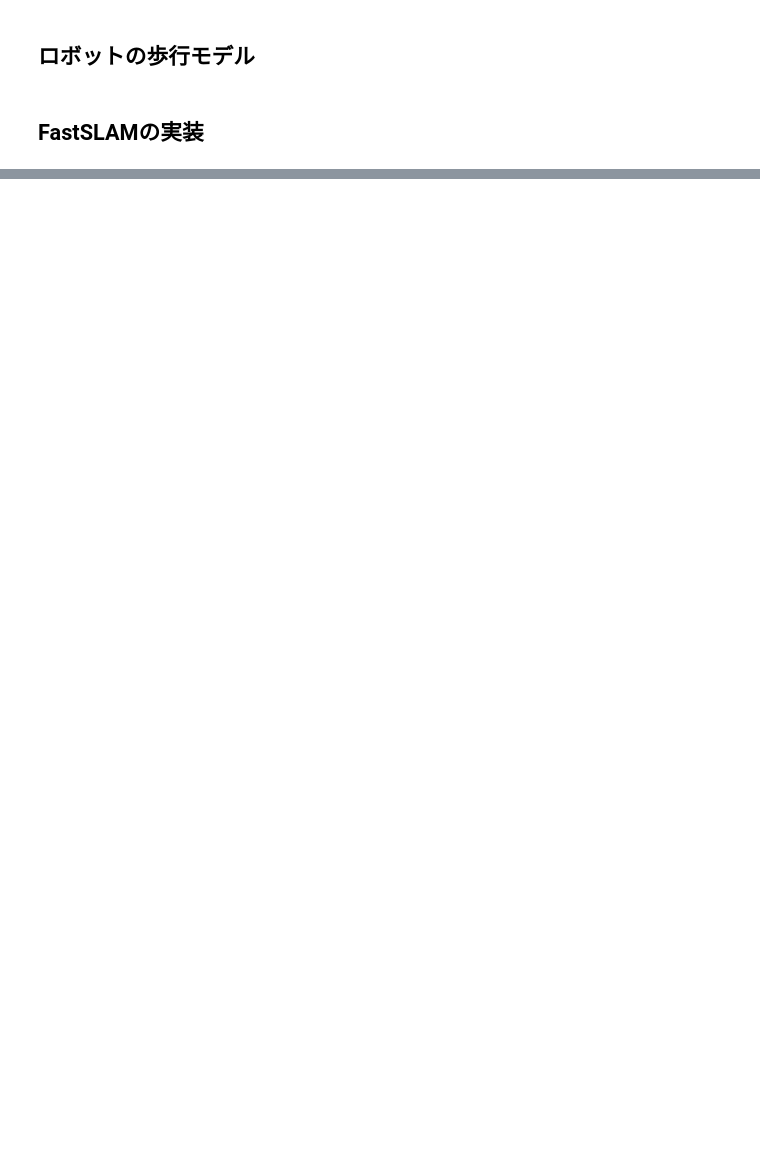
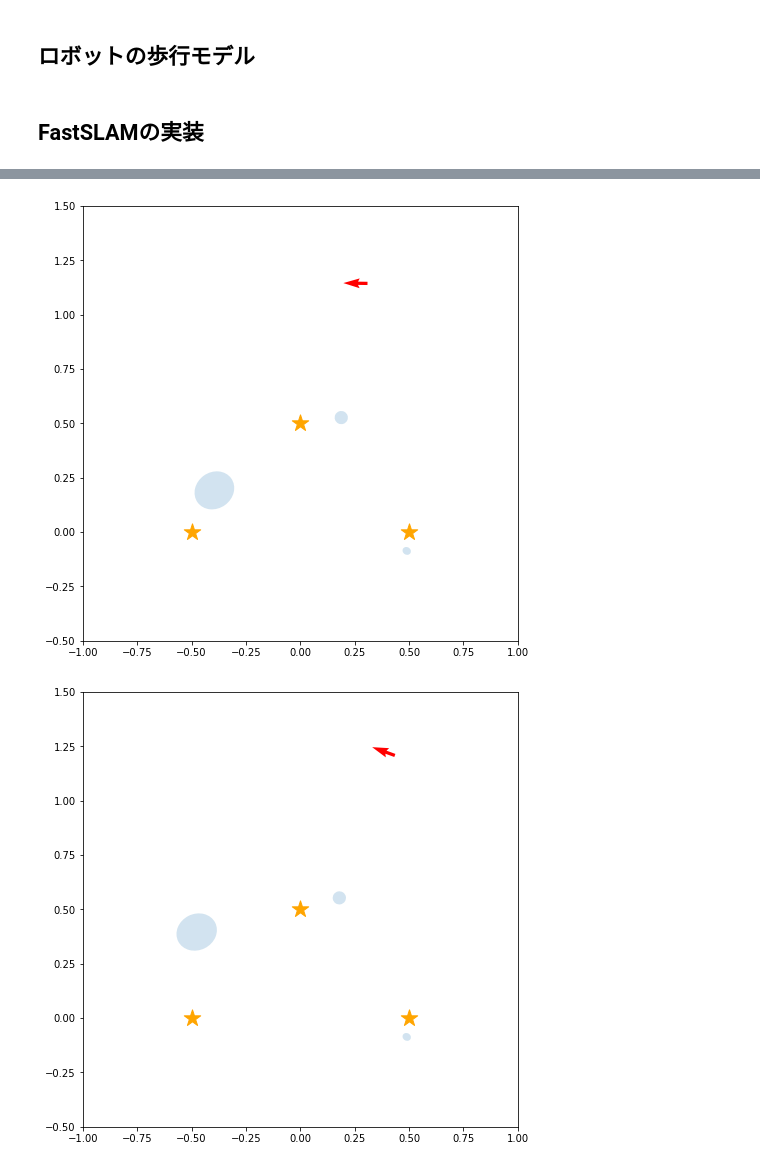
Before and after one commit to ryuichiueda/probrobo2017, a Jupyter notebook: 12.ipynb, the cells around one changed output, grey strips where cells are left out. Saved outputs shown, nothing was run; the diff lists cells and outputs as text; code cells hidden in the pictures; blank space fills up the shorter version.

Commit message:
Implement FastSLAM

```diff
--- a/12.ipynb
+++ b/12.ipynb
@@ -33,0 +23,12 @@ draw_landmarks(actual_landmarks)
+# %%
+class Robot:
+    def __init__(self,pose):
+        self.pose = pose
+
+    def draw(self):
+        x,y,theta = self.pose
+        plt.quiver([x],[y],[math.cos(theta)],[math.sin(theta)],color="red",label="actual robot motion")
+
+robot = Robot(np.array([0.3,0.2,math.pi*20.0/180]) )
+robot.draw()
+draw_landmarks(actual_landmarks)
@@ -34,9 +37,9 @@ draw_landmarks(actual_landmarks)
 # %%
-def relative_landmark_pos(pose,landmark):
+def relative_landmark_pos(pose,landmark,i):
     x,y,theta = pose
     lx,ly = landmark
     distance = math.sqrt((x -lx)**2 + (y-ly)**2)
     direction = math.atan2(ly-y, lx-x) - theta
 
-    return (distance, direction,lx,ly) # 実際の位置も一緒に返す
+    return (distance, direction,lx,ly,i) # 実際の位置とIDも一緒に返す
 # %%
@@ -208,0 +255,15 @@ slam.m
+# %%
+def one_step():
+    slam.motion_update(0.2, math.pi / 180.0 * 20)
+    robot.pose = motion(robot.pose, 0.2, math.pi / 180.0 * 20)
+    measurements = observations(robot.pose, actual_landmarks)
+    for m in measurements:
+        slam.measurement_update(m)
+
+for i in range(20):
+    one_step()
+
+slam.draw()
+# %% [output]
+[figure, added]
+[figure, added]
```
Also changed, not shown: parts of 11 cells of this notebook.
